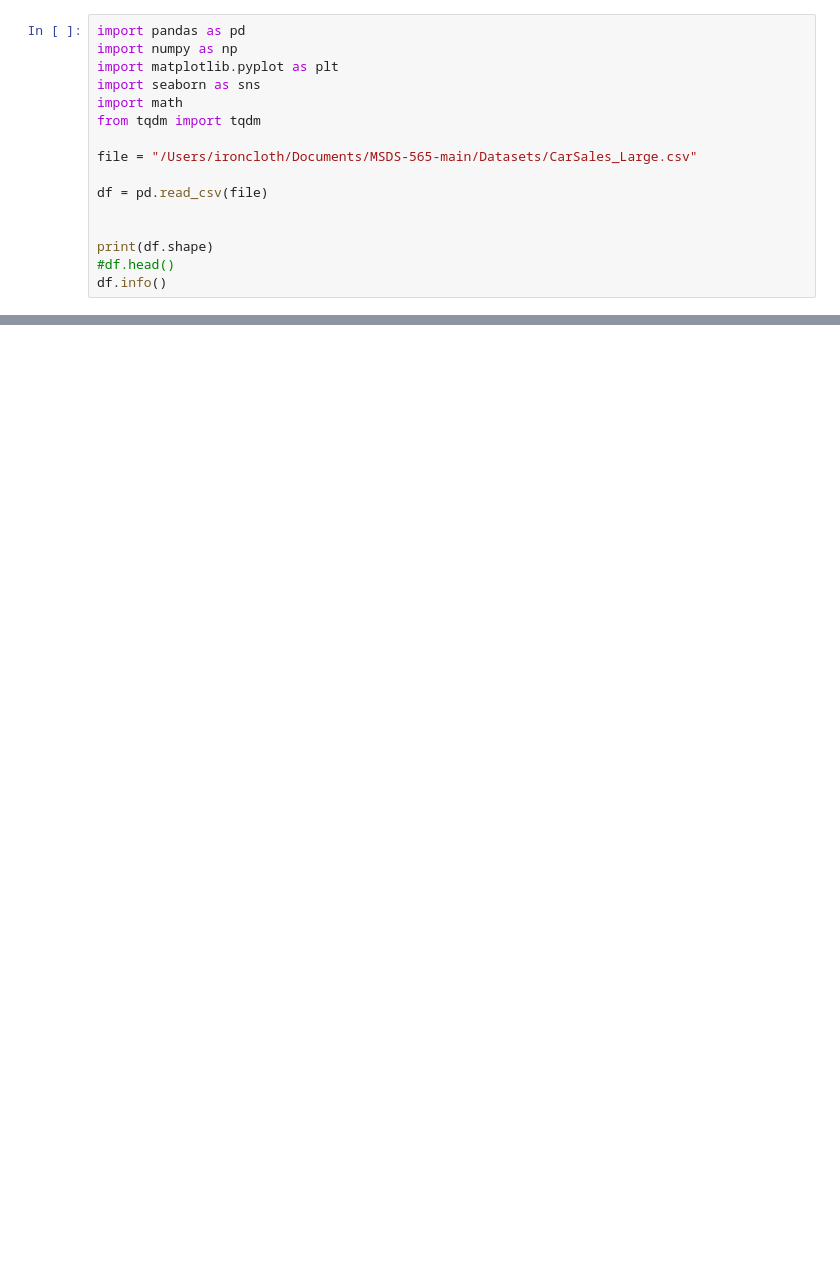
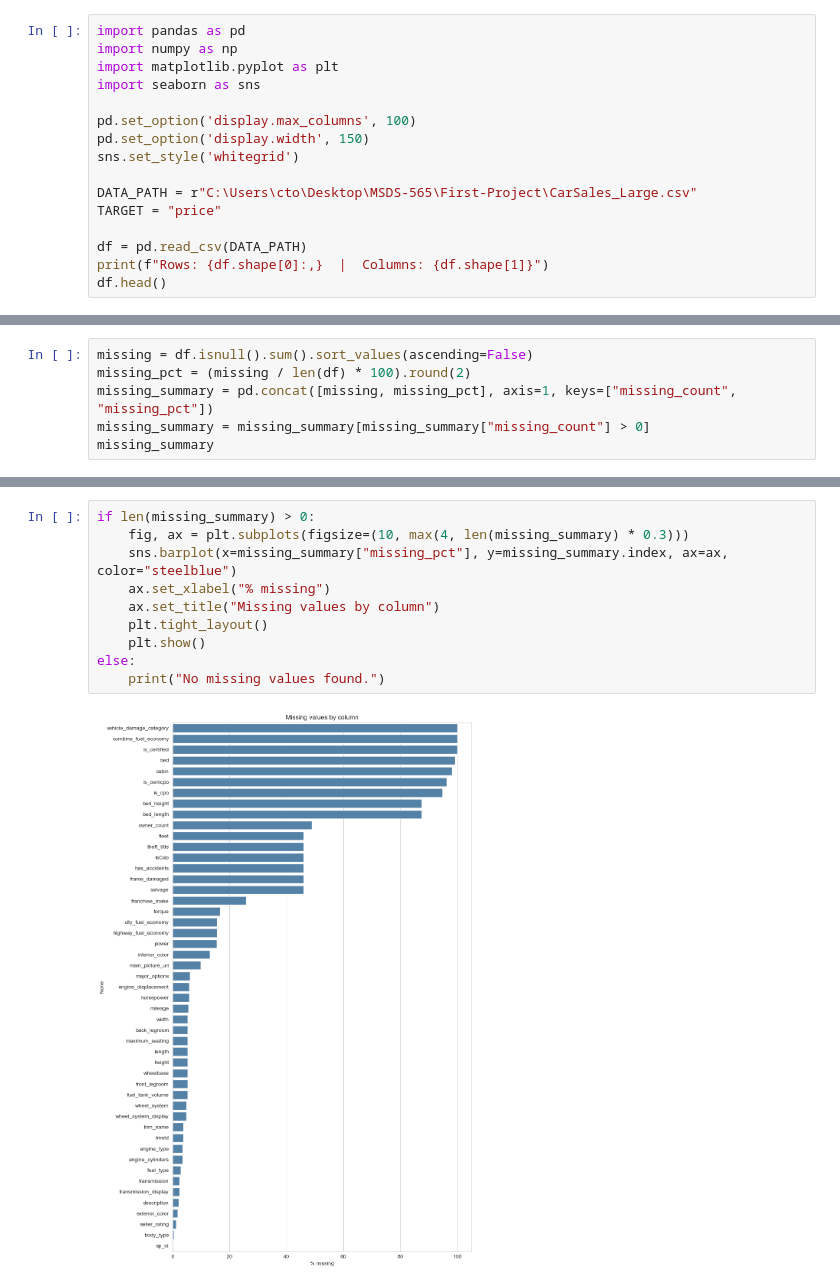
Before and after one commit to msds565-team4/MSDS565-CarSales-DataStars, a Jupyter notebook: notebooks/P1_CarSales-1_EDA_DataStars.ipynb, the cells around one changed output, grey strips where cells are left out. Cells and saved outputs as stored; diff of their text form; blank space fills up the shorter version.

```diff
--- a/notebooks/P1_CarSales-1_EDA_DataStars.ipynb
+++ b/notebooks/P1_CarSales-1_EDA_DataStars.ipynb
@@ -31,14 +11,14 @@ import pandas as pd
 import numpy as np
 import matplotlib.pyplot as plt
 import seaborn as sns
-import math
-from tqdm import tqdm
 
-file = "/Users/ironcloth/Documents/MSDS-565-main/Datasets/CarSales_Large.csv"
+pd.set_option('display.max_columns', 100)
+pd.set_option('display.width', 150)
+sns.set_style('whitegrid')
 
-df = pd.read_csv(file)
+DATA_PATH = r"C:\Users\cto\Desktop\MSDS-565\First-Project\CarSales_Large.csv"
+TARGET = "price"
 
-
-print(df.shape)
-#df.head()
-df.info()
+df = pd.read_csv(DATA_PATH)
+print(f"Rows: {df.shape[0]:,}  |  Columns: {df.shape[1]}")
+df.head()
@@ -44,0 +67,6 @@ df.info()
+# %%
+missing = df.isnull().sum().sort_values(ascending=False)
+missing_pct = (missing / len(df) * 100).round(2)
+missing_summary = pd.concat([missing, missing_pct], axis=1, keys=["missing_count", "missing_pct"])
+missing_summary = missing_summary[missing_summary["missing_count"] > 0]
+missing_summary
@@ -44,0 +91,12 @@ df.info()
+# %%
+if len(missing_summary) > 0:
+    fig, ax = plt.subplots(figsize=(10, max(4, len(missing_summary) * 0.3)))
+    sns.barplot(x=missing_summary["missing_pct"], y=missing_summary.index, ax=ax, color="steelblue")
+    ax.set_xlabel("% missing")
+    ax.set_title("Missing values by column")
+    plt.tight_layout()
+    plt.show()
+else:
+    print("No missing values found.")
+# %% [output]
+[figure, added]
```
Also changed, not shown: parts of 43 cells of this notebook.
